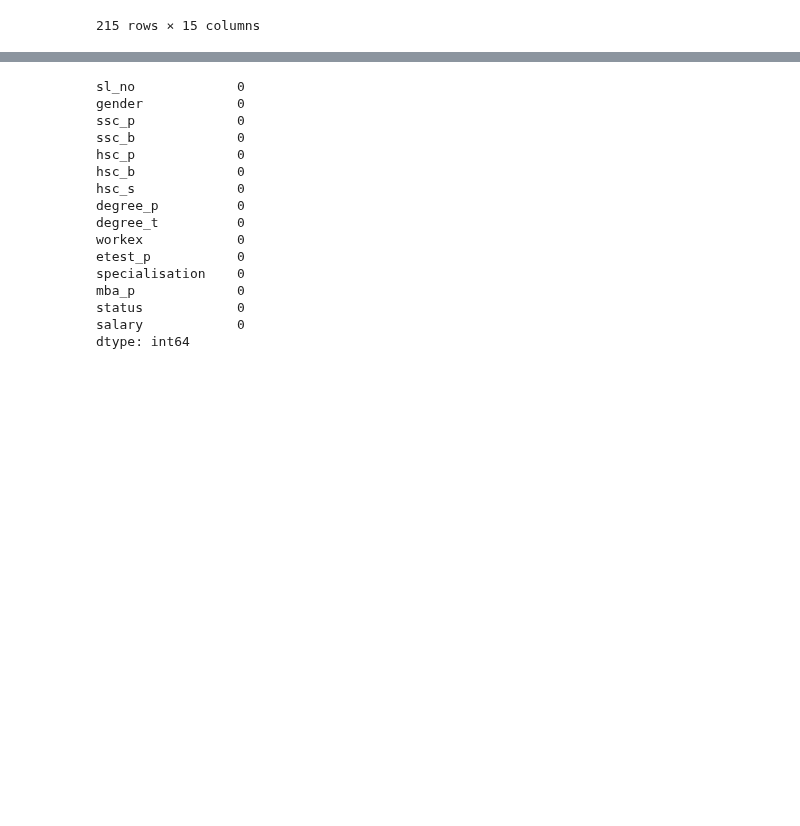
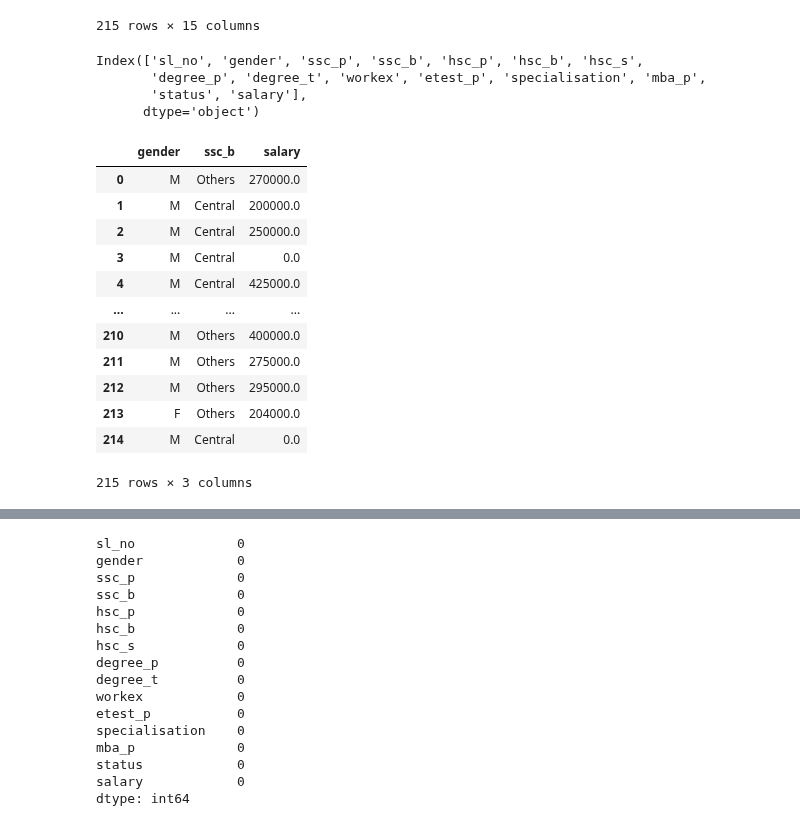
Before and after one commit to DeepikaBalachandran89/6-BIVARIATE, a Jupyter notebook: BIVARIATE ASSIGNMENT.ipynb, the cells around one changed output, grey strips where cells are left out. Saved outputs shown, nothing was run; the diff lists cells and outputs as text; code cells hidden in the pictures; blank space fills up the shorter version.

```diff
--- a/BIVARIATE ASSIGNMENT.ipynb
+++ b/BIVARIATE ASSIGNMENT.ipynb
@@ -18,3 +18,28 @@ dataset
 | 213 | 214 | F | 74.00 | Others | 66.00 | Others | Commerce | 58.00 | Comm&Mgmt | No | 70.0 | ... |
 | 214 | 215 | M | 62.00 | Central | 58.00 | Others | Science | 53.00 | Comm&Mgmt | No | 89.0 | ... |
 215 rows × 15 columns
+# %%
+dataset.columns
+# %% [output]
+Index(['sl_no', 'gender', 'ssc_p', 'ssc_b', 'hsc_p', 'hsc_b', 'hsc_s',
+       'degree_p', 'degree_t', 'workex', 'etest_p', 'specialisation', 'mba_p',
+       'status', 'salary'],
+      dtype='object')
+# %%
+ind=dataset[['gender', 'ssc_b', 'salary']]
+# %%
+ind
+# %% [output]
+|  | gender | ssc_b | salary |
+| 0 | M | Others | 270000.0 |
+| 1 | M | Central | 200000.0 |
+| 2 | M | Central | 250000.0 |
+| 3 | M | Central | 0.0 |
+| 4 | M | Central | 425000.0 |
+| ... | ... | ... | ... |
+| 210 | M | Others | 400000.0 |
+| 211 | M | Others | 275000.0 |
+| 212 | M | Others | 295000.0 |
+| 213 | F | Others | 204000.0 |
+| 214 | M | Central | 0.0 |
+215 rows × 3 columns
```
Also changed, not shown: parts of 17 cells of this notebook, 1 other file.
